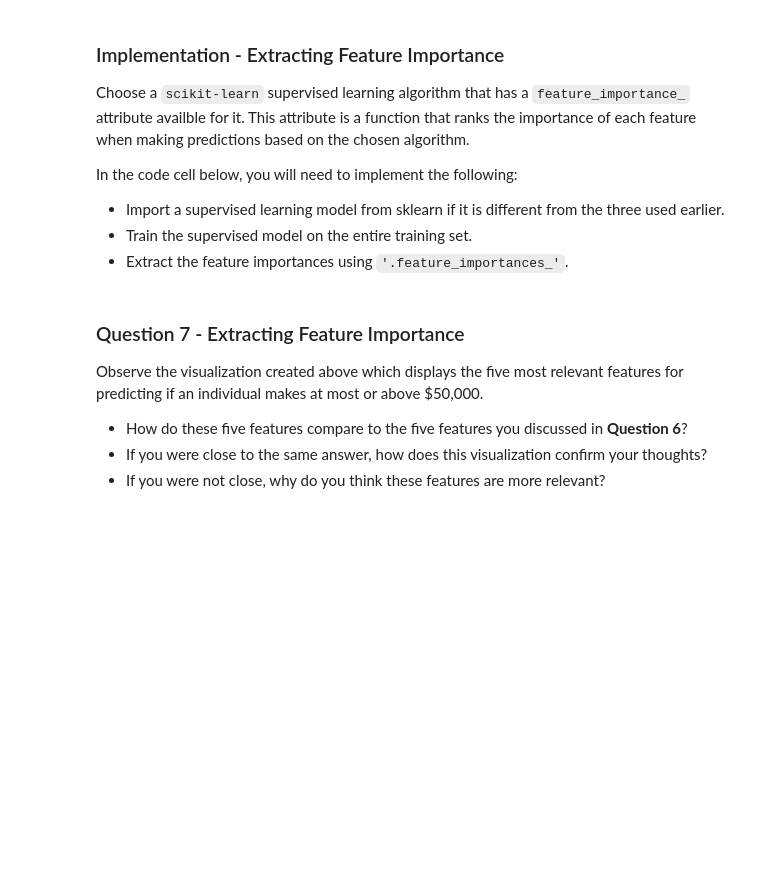
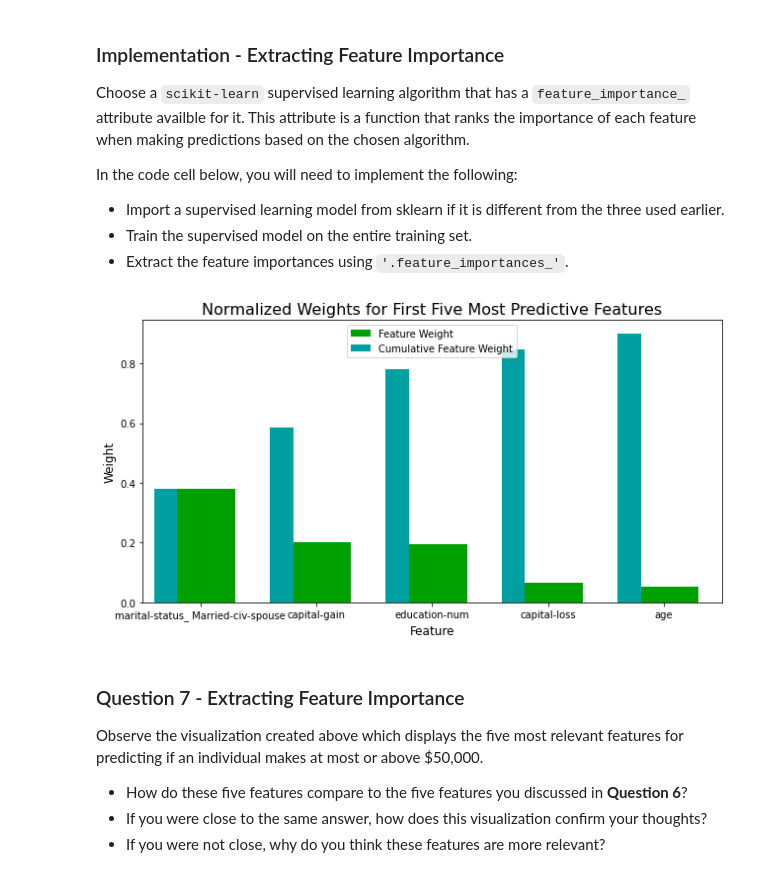
Before and after one commit to udacity/cd0025-supervised-learning, a Jupyter notebook: starter/finding_donors.ipynb, the cells around one changed output. Drawn from its saved outputs; the diff is of its cells as text; code cells hidden in the pictures; blank space fills up the shorter version.

```diff
--- a/starter/finding_donors.ipynb
+++ b/starter/finding_donors.ipynb
@@ -566,15 +646,17 @@ In the code cell below, you will need to implement the following:
 # %%
 # TODO: Import a supervised learning model that has 'feature_importances_'
 
-
 # TODO: Train the supervised model on the training set using .fit(X_train, y_train)
-model = None
+model=GradientBoostingClassifier(random_state=42,learning_rate= 0.1, max_depth= 5, n_estimators= 100,min_samples_split=2,min_samples_leaf=5)
+model.fit(X_train,y_train)
 
 # TODO: Extract the feature importances using .feature_importances_
-importances = None
+importances = model.feature_importances_
 
 # Plot
 vs.feature_plot(importances, X_train, y_train)
+# %% [output]
+[figure, added]
 # %% [markdown]
 ### Question 7 - Extracting Feature Importance
 
```
Also changed, not shown: parts of 11 cells of this notebook, 1 other file.
